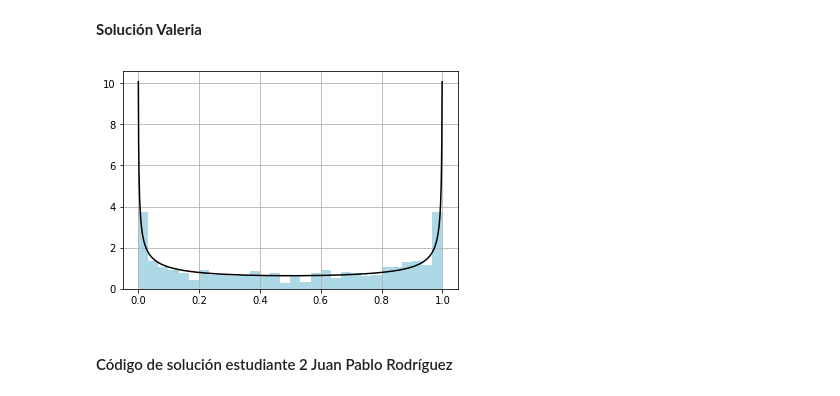
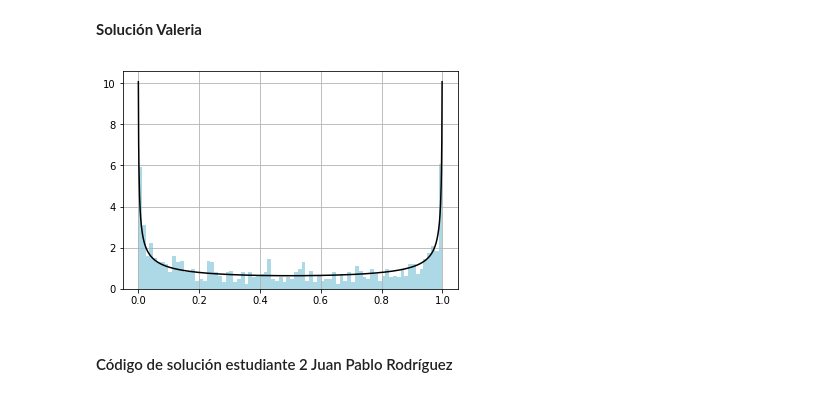
Before and after one commit to valerialadron/Tarea5_Vladron_JPRodriguez, a Jupyter notebook: Tarea5_Vladron_JPRodriguez.ipynb, the cells around one changed output. Saved outputs shown, nothing was run; the diff lists cells and outputs as text; code cells hidden in the pictures.

```diff
--- a/Tarea5_Vladron_JPRodriguez.ipynb
+++ b/Tarea5_Vladron_JPRodriguez.ipynb
@@ -29,16 +31,16 @@ from scipy import optimize
 # %%
 #Función de prob acumulada para generar los aleatorios
 m = np.random.rand(1000)
 fx = np.sin(np.pi / 2 * m)**2
 #Derivamos para obtener f(x) y comprobamos que los puntos generados esten por debajo de la curva
 x = np.arange(0.00, 1, 0.001)
 y = 1/(np.pi*np.sqrt(x)*np.sqrt(1-x))
 plt.plot(x, y, color = 'black')
-plt.hist(fx, 30, density = True, color = 'lightblue')
+plt.hist(fx, 80, density = True, color = 'lightblue')
 plt.grid()
 plt.show()
 # %% [output]
-[figure, old version]
+[figure, new version]
 # %% [markdown]
 #### Código de solución estudiante 2 Juan Pablo Rodríguez
 # %% [markdown]
```
Also changed, not shown: parts of 3 cells of this notebook.
